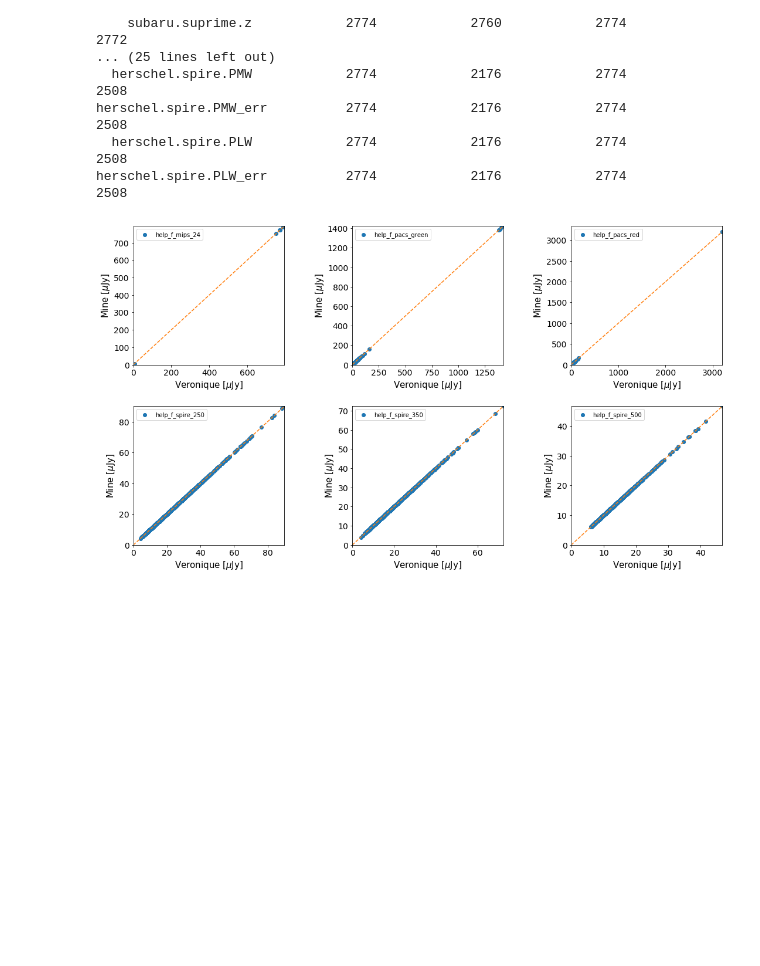
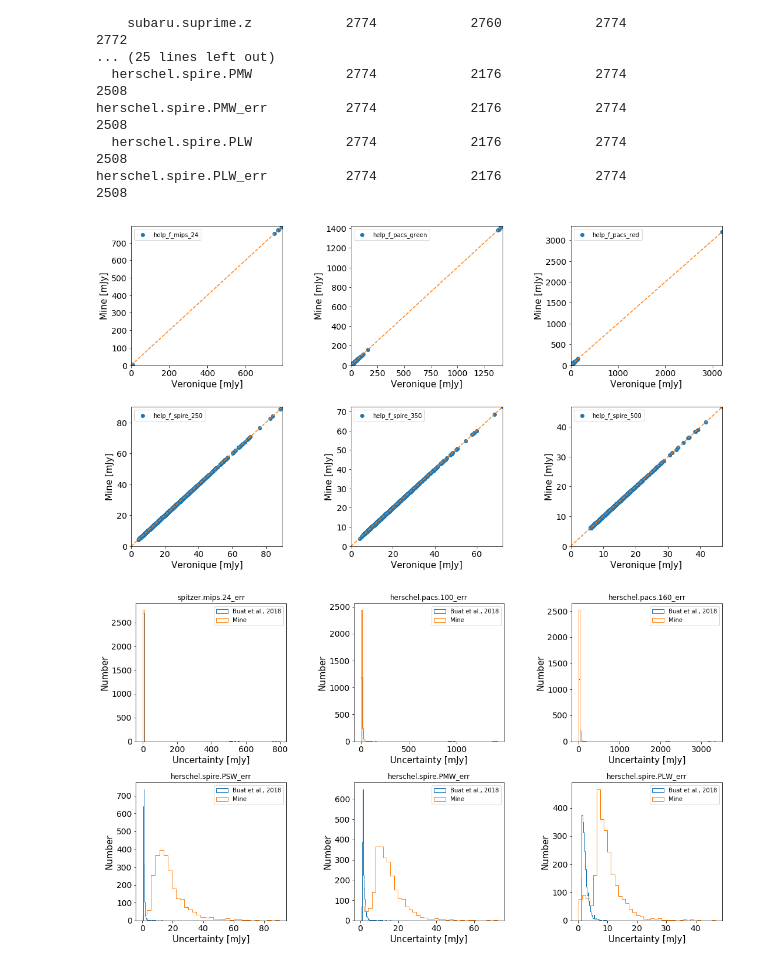
Before and after one commit to Jurgenvilla/Dust_Attenuation, a Jupyter notebook: New_HELPdata_Check.ipynb, the cells around one changed output. Drawn from its saved outputs; the diff is of its cells as text; code cells hidden in the pictures; blank space fills up the shorter version.

```diff
--- a/New_HELPdata_Check.ipynb
+++ b/New_HELPdata_Check.ipynb
@@ -173,41 +173,42 @@ band_err_mine = ['help_f_mips_24',\
 # %%
 X = np.linspace(0, 5000, 500)
 
 fig, axs = plt.subplots(2,3, figsize=(18, 10), facecolor='w', edgecolor='k')
 fig.subplots_adjust(hspace = 0.3, wspace = 0.45)
 
 axs = axs.ravel()
 
 for i in range(len(band_vero)):
 
     axs[i].scatter(test[band_vero[i]], test[band_mine[i]]*1e-3)
-    axs[i].set_xlabel(r'Veronique [$\mu$Jy]', fontsize = 15)
-    axs[i].set_ylabel(r'Mine [$\mu$Jy]', fontsize = 15)
+    axs[i].set_xlabel('Veronique [mJy]', fontsize = 15)
+    axs[i].set_ylabel('Mine [mJy]', fontsize = 15)
     axs[i].plot(X, X, ls ='--', c = 'C1')
     axs[i].set_xlim(0, np.max(test[band_vero[i]]))
     axs[i].set_ylim(0, np.max(test[band_mine[i]]*1e-3))
     axs[i].tick_params(axis = 'both', which = 'major', labelsize = 14)
     axs[i].legend(frameon = False, prop = {'size': 15}, markerscale = 3 , loc = 'upper left')
     axs[i].legend()
 
-# fig, axs = plt.subplots(2,3, figsize=(18, 16), facecolor='w', edgecolor='k')
-# fig.subplots_adjust(hspace = 0.5, wspace = 0.45)
+fig, axs = plt.subplots(2,3, figsize=(18, 10), facecolor='w', edgecolor='k')
+fig.subplots_adjust(hspace = 0.3, wspace = 0.45)
 
-# axs = axs.ravel()
+axs = axs.ravel()
 
-# for i in range(len(band_err_vero)):
+for i in range(len(band_vero)):
 
-#     x = test[band_err_vero[i]][test[band_err_vero[i]] != -9999.99]
-#     y = test[band_err_mine[i]][test[band_err_mine[i]] != -9999.99]
+    x = test[band_err_vero[i]][test[band_err_vero[i]] != -9999.99]
+    y = test[band_err_mine[i]][test[band_err_mine[i]] != -9999.99]
 
-#     axs[i].hist(x*1e3, histtype = 'step', label = 'Buat et al., 2018', bins = 10)
-#     axs[i].hist(y*1e3, histtype = 'step', label = 'Mine', bins = 10)
-# #     axs[i].set_xlim(np.nanpercentile(y, 0.1), np.nanpercentile(y, 99.9))
-#     axs[i].set_xlabel(r'Uncertainty [$\mu$Jy]', fontsize = 15)
-#     axs[i].set_ylabel('Number', fontsize = 15)
-#     axs[i].set_title('%s'%band_err_vero[i])
-#     axs[i].tick_params(axis = 'both', which = 'major', labelsize = 14)
-#     axs[i].legend(frameon = False, prop = {'size': 15}, markerscale = 3 , loc = 'upper left')
-#     axs[i].legend()
+    axs[i].hist(x, histtype = 'step', label = 'Buat et al., 2018', bins = 'scott')
+    axs[i].hist(y*1e-3, histtype = 'step', label = 'Mine', bins = 'scott')
+#     axs[i].set_xlim(np.nanpercentile(y, 0.1), np.nanpercentile(y, 99.9))
+    axs[i].set_xlabel('Uncertainty [mJy]', fontsize = 15)
+    axs[i].set_ylabel('Number', fontsize = 15)
+    axs[i].set_title('%s'%band_err_vero[i])
+    axs[i].tick_params(axis = 'both', which = 'major', labelsize = 14)
+    axs[i].legend(frameon = False, prop = {'size': 15}, markerscale = 3 , loc = 'upper left')
+    axs[i].legend()
 # %% [output]
-[figure, old version]
+[figure, new version]
+[figure, added]
```
Also changed, not shown: 1 other file.
